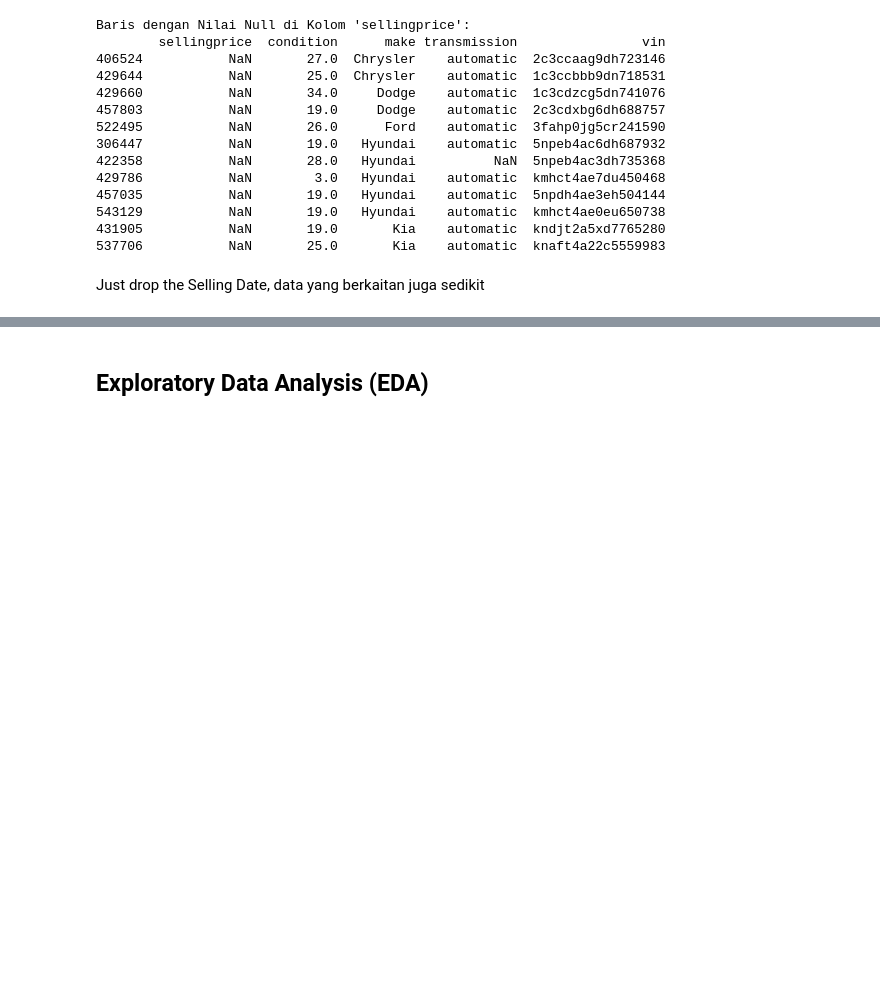
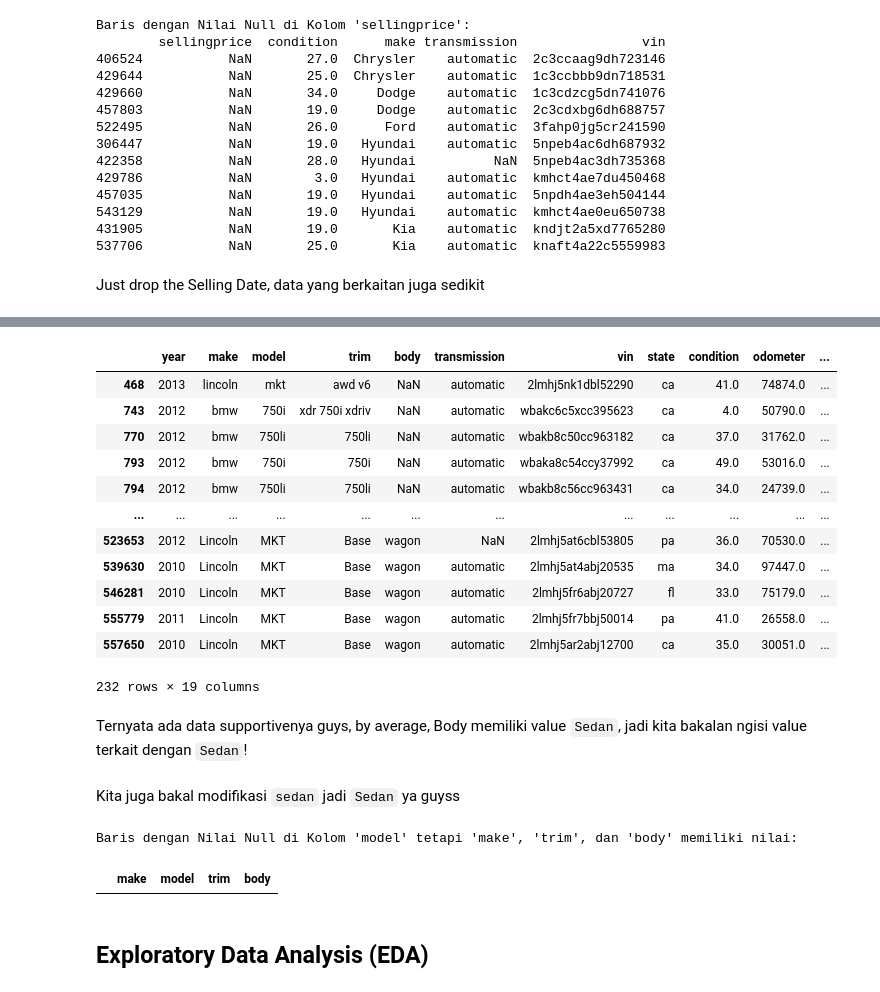
Before and after one commit to Bayhaqieee/GDG_ML_Learning, a Jupyter notebook: Hands_on_DataAnalysis_.ipynb, the cells around one changed output, grey strips where cells are left out. Cells and saved outputs as stored; diff of their text form; code cells hidden in the pictures; blank space fills up the shorter version.

```diff
--- a/Hands_on_DataAnalysis_.ipynb
+++ b/Hands_on_DataAnalysis_.ipynb
@@ -1103,0 +1369,3 @@ Just drop the Selling Date, data yang berkaitan juga sedikit
+# %%
+# Assuming your DataFrame is called 'df'
+df_data = df_data.dropna(subset=['trim'])
@@ -1103,0 +1417,42 @@ Just drop the Selling Date, data yang berkaitan juga sedikit
+# %%
+# Create a list of target values
+target_values = [
+    ('lincoln', 'mkt'),
+    ('Lincoln', 'mkt'),
+    ('Lincoln', 'MKT'),
+    ('Lincoln', 'Mkt'),
+    ('bmw', '750i'),
+    ('bmw', '750li'),
+    ('BMW', '750i'),
+    ('BMW', '750Li'),
+    ('Cadillac', 'srx'),
+    ('Ford', 'explorer'),
+    ('Ford', 'expeditn'),
+    ('KIA', 'borrego'),
+]
+
+# Create a boolean mask to identify matching rows
+mask = df_data.apply(lambda row: tuple(row[['make', 'model']]) in target_values, axis=1)
+
+# Filter the DataFrame using the mask
+filtered_df_data = df_data[mask]
+# %%
+display(filtered_df_data)
+# %% [output]
+|  | year | make | model | trim | body | transmission | vin | state | condition | odometer | ... |
+| 468 | 2013 | lincoln | mkt | awd v6 | NaN | automatic | 2lmhj5nk1dbl52290 | ca | 41.0 | 74874.0 | ... |
+| 743 | 2012 | bmw | 750i | xdr 750i xdriv | NaN | automatic | wbakc6c5xcc395623 | ca | 4.0 | 50790.0 | ... |
+| 770 | 2012 | bmw | 750li | 750li | NaN | automatic | wbakb8c50cc963182 | ca | 37.0 | 31762.0 | ... |
+| 793 | 2012 | bmw | 750i | 750i | NaN | automatic | wbaka8c54ccy37992 | ca | 49.0 | 53016.0 | ... |
+| 794 | 2012 | bmw | 750li | 750li | NaN | automatic | wbakb8c56cc963431 | ca | 34.0 | 24739.0 | ... |
+| ... | ... | ... | ... | ... | ... | ... | ... | ... | ... | ... | ... |
+| 523653 | 2012 | Lincoln | MKT | Base | wagon | NaN | 2lmhj5at6cbl53805 | pa | 36.0 | 70530.0 | ... |
+| 539630 | 2010 | Lincoln | MKT | Base | wagon | automatic | 2lmhj5at4abj20535 | ma | 34.0 | 97447.0 | ... |
+| 546281 | 2010 | Lincoln | MKT | Base | wagon | automatic | 2lmhj5fr6abj20727 | fl | 33.0 | 75179.0 | ... |
+| 555779 | 2011 | Lincoln | MKT | Base | wagon | automatic | 2lmhj5fr7bbj50014 | pa | 41.0 | 26558.0 | ... |
+| 557650 | 2010 | Lincoln | MKT | Base | wagon | automatic | 2lmhj5ar2abj12700 | ca | 35.0 | 30051.0 | ... |
+232 rows × 19 columns
+# %% [markdown]
+Ternyata ada data supportivenya guys, by average, Body memiliki value `Sedan`, jadi kita bakalan ngisi value terkait dengan `Sedan`!
+# %% [markdown]
+Kita juga bakal modifikasi `sedan` jadi `Sedan` ya guyss
@@ -1104,3 +1465,13 @@ Just drop the Selling Date, data yang berkaitan juga sedikit
+# %%
+# Filter untuk nilai Null di kolom 'model' dan pastikan 'make', 'trim', dan 'body' memiliki nilai
+filtered_model = df_data[df_data['body'].isnull() & df_data['make'].notnull() & df_data['model'].notnull() & df_data['trim'].notnull()]
+
+# Tampilkan baris yang difilter
+print("Baris dengan Nilai Null di Kolom 'model' tetapi 'make', 'trim', dan 'body' memiliki nilai:")
+display(filtered_model[['make', 'model', 'trim', 'body']])
+# %% [output]
+Baris dengan Nilai Null di Kolom 'model' tetapi 'make', 'trim', dan 'body' memiliki nilai:
+|  | make | model | trim | body |
 # %% [markdown]
 ## Exploratory Data Analysis (EDA)
 # %% [markdown]
```
Also changed, not shown: parts of 43 cells of this notebook.
